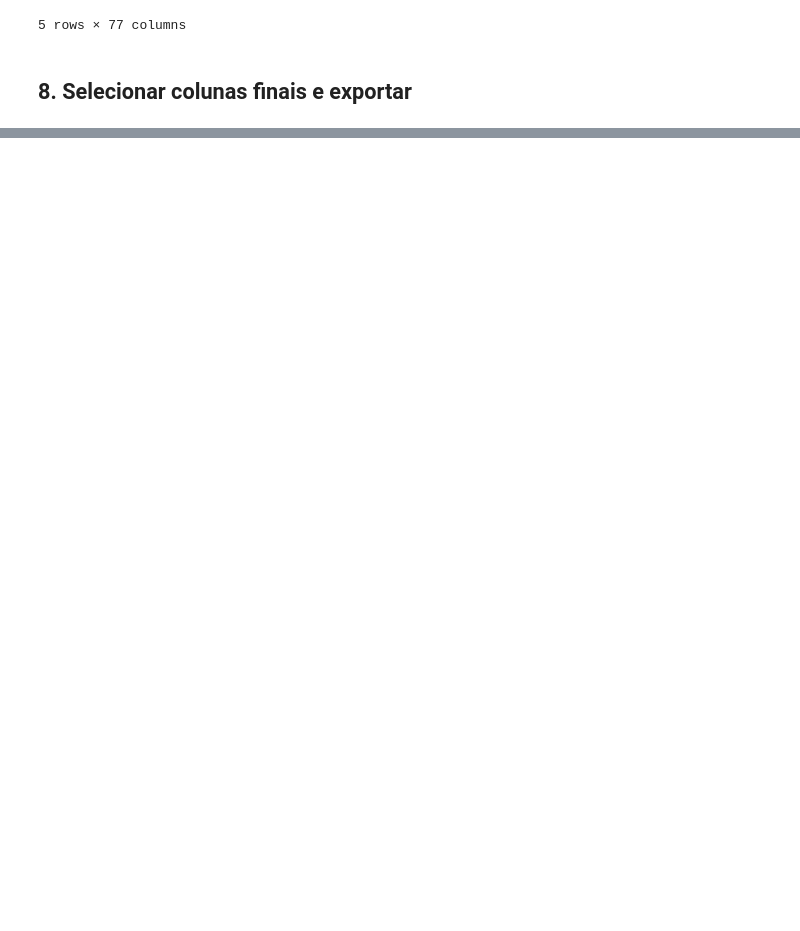
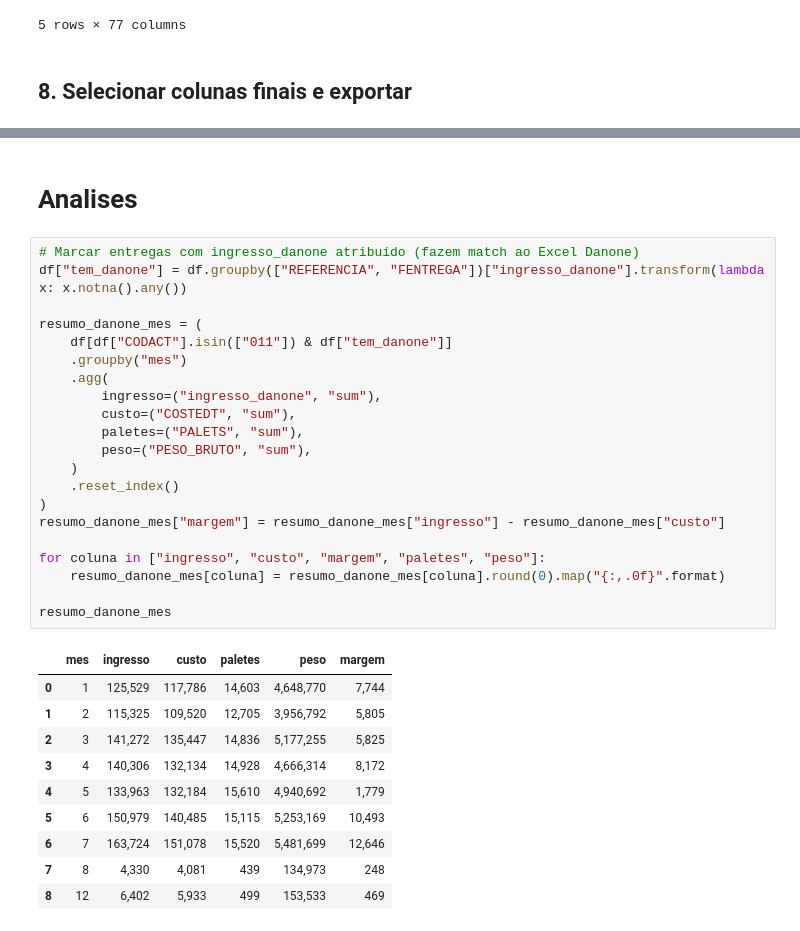
Before and after one commit to ruben-filipe-rocha/Salvesen, a Jupyter notebook: 02.Analise_Financeira/01_Fin_PBI_MAC_excel.ipynb, the cells around one changed output, grey strips where cells are left out. Drawn from its saved outputs; the diff is of its cells as text; blank space fills up the shorter version.

```diff
--- a/02.Analise_Financeira/01_Fin_PBI_MAC_excel.ipynb
+++ b/02.Analise_Financeira/01_Fin_PBI_MAC_excel.ipynb
@@ -634,0 +498,34 @@ Tamanho: 77.61 MB
+# %% [markdown]
+# Analises
+# %%
+# Marcar entregas com ingresso_danone atribuído (fazem match ao Excel Danone)
+df["tem_danone"] = df.groupby(["REFERENCIA", "FENTREGA"])["ingresso_danone"].transform(lambda x: x.notna().any())
+
+resumo_danone_mes = (
+    df[df["CODACT"].isin(["011"]) & df["tem_danone"]]
+    .groupby("mes")
+    .agg(
+        ingresso=("ingresso_danone", "sum"),
+        custo=("COSTEDT", "sum"),
+        paletes=("PALETS", "sum"),
+        peso=("PESO_BRUTO", "sum"),
+    )
+    .reset_index()
+)
+resumo_danone_mes["margem"] = resumo_danone_mes["ingresso"] - resumo_danone_mes["custo"]
+
+for coluna in ["ingresso", "custo", "margem", "paletes", "peso"]:
+    resumo_danone_mes[coluna] = resumo_danone_mes[coluna].round(0).map("{:,.0f}".format)
+
+resumo_danone_mes
+# %% [output]
+|  | mes | ingresso | custo | paletes | peso | margem |
+| 0 | 1 | 125,529 | 117,786 | 14,603 | 4,648,770 | 7,744 |
+| 1 | 2 | 115,325 | 109,520 | 12,705 | 3,956,792 | 5,805 |
+| 2 | 3 | 141,272 | 135,447 | 14,836 | 5,177,255 | 5,825 |
+| 3 | 4 | 140,306 | 132,134 | 14,928 | 4,666,314 | 8,172 |
+| 4 | 5 | 133,963 | 132,184 | 15,610 | 4,940,692 | 1,779 |
+| 5 | 6 | 150,979 | 140,485 | 15,115 | 5,253,169 | 10,493 |
+| 6 | 7 | 163,724 | 151,078 | 15,520 | 5,481,699 | 12,646 |
+| 7 | 8 | 4,330 | 4,081 | 439 | 134,973 | 248 |
+| 8 | 12 | 6,402 | 5,933 | 499 | 153,533 | 469 |
```
Also changed, not shown: parts of 10 cells of this notebook.
